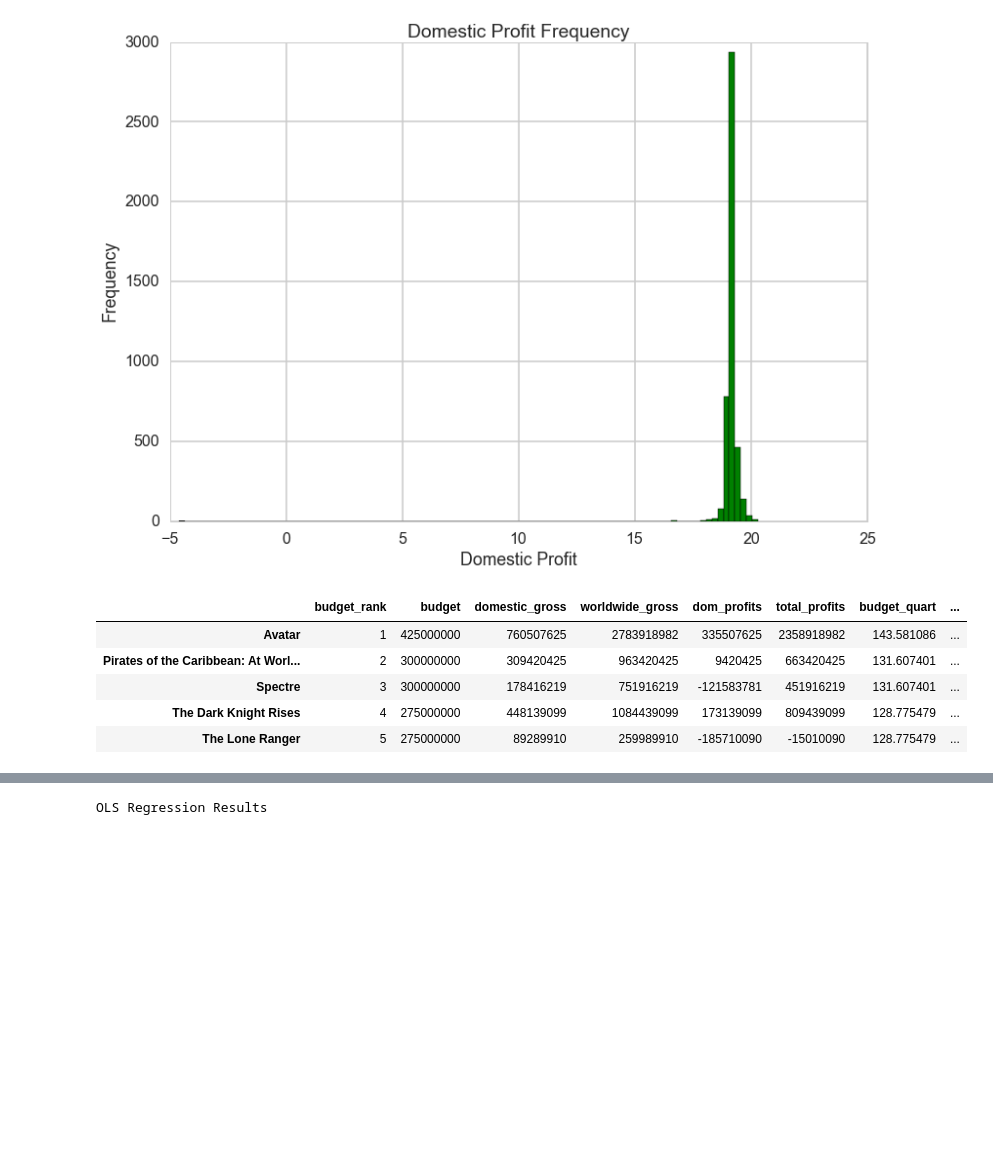
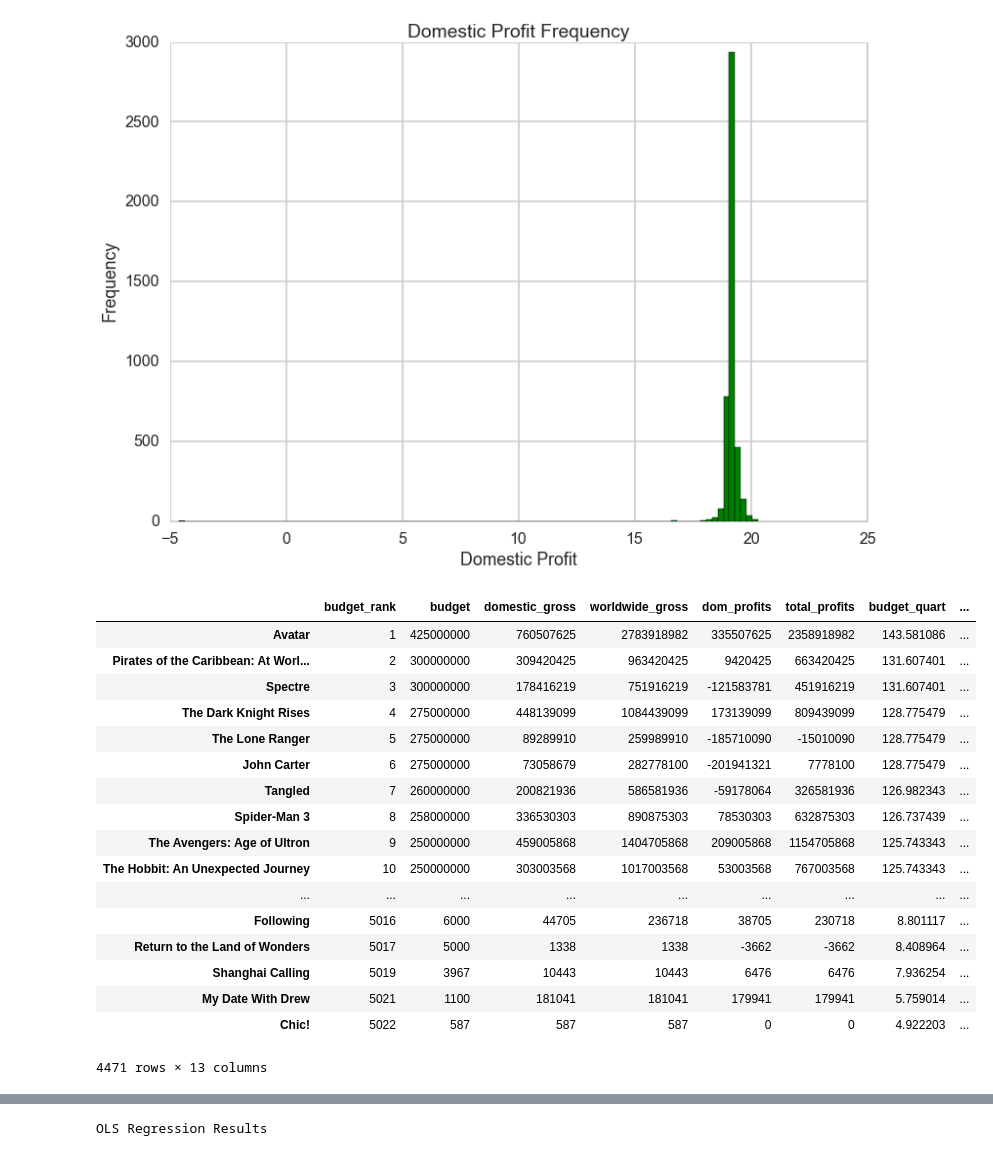
Before and after one commit to davematthews034/CS-109-Final-Project, a Jupyter notebook: CS109 Final Project.ipynb, the cells around one changed output, grey strips where cells are left out. Drawn from its saved outputs; the diff is of its cells as text; code cells hidden in the pictures; blank space fills up the shorter version.

```diff
--- a/CS109 Final Project.ipynb
+++ b/CS109 Final Project.ipynb
@@ -120,14 +120,29 @@ for movie in movies:
     movieframe.loc[movieframe.index==movie, "aud_rating"] = aud
     movieframe.loc[movieframe.index==movie, "release_date"] = date
 
-movieframe.head()
+movieframe
-# %% [output]
-|  | budget_rank | budget | domestic_gross | worldwide_gross | dom_profits | total_profits | budget_quart | ... |
-| Avatar | 1 | 425000000 | 760507625 | 2783918982 | 335507625 | 2358918982 | 143.581086 | ... |
-| Pirates of the Caribbean: At Worl... | 2 | 300000000 | 309420425 | 963420425 | 9420425 | 663420425 | 131.607401 | ... |
-| Spectre | 3 | 300000000 | 178416219 | 751916219 | -121583781 | 451916219 | 131.607401 | ... |
-| The Dark Knight Rises | 4 | 275000000 | 448139099 | 1084439099 | 173139099 | 809439099 | 128.775479 | ... |
-| The Lone Ranger | 5 | 275000000 | 89289910 | 259989910 | -185710090 | -15010090 | 128.775479 | ... |
 # %%
 movieframe.to_csv("movieframe.csv", encoding='utf-8')
+# %%
+#movieframe = pd.DataFrame.from_csv("movieframe.csv")
+movieframe
+# %% [output]
+|  | budget_rank | budget | domestic_gross | worldwide_gross | dom_profits | total_profits | budget_quart | ... |
+| Avatar | 1 | 425000000 | 760507625 | 2783918982 | 335507625 | 2358918982 | 143.581086 | ... |
+| Pirates of the Caribbean: At Worl... | 2 | 300000000 | 309420425 | 963420425 | 9420425 | 663420425 | 131.607401 | ... |
+| Spectre | 3 | 300000000 | 178416219 | 751916219 | -121583781 | 451916219 | 131.607401 | ... |
+| The Dark Knight Rises | 4 | 275000000 | 448139099 | 1084439099 | 173139099 | 809439099 | 128.775479 | ... |
+| The Lone Ranger | 5 | 275000000 | 89289910 | 259989910 | -185710090 | -15010090 | 128.775479 | ... |
+| John Carter | 6 | 275000000 | 73058679 | 282778100 | -201941321 | 7778100 | 128.775479 | ... |
+| Tangled | 7 | 260000000 | 200821936 | 586581936 | -59178064 | 326581936 | 126.982343 | ... |
+| Spider-Man 3 | 8 | 258000000 | 336530303 | 890875303 | 78530303 | 632875303 | 126.737439 | ... |
+| The Avengers: Age of Ultron | 9 | 250000000 | 459005868 | 1404705868 | 209005868 | 1154705868 | 125.743343 | ... |
+| The Hobbit: An Unexpected Journey | 10 | 250000000 | 303003568 | 1017003568 | 53003568 | 767003568 | 125.743343 | ... |
+| ... | ... | ... | ... | ... | ... | ... | ... | ... |
+| Following | 5016 | 6000 | 44705 | 236718 | 38705 | 230718 | 8.801117 | ... |
+| Return to the Land of Wonders | 5017 | 5000 | 1338 | 1338 | -3662 | -3662 | 8.408964 | ... |
+| Shanghai Calling | 5019 | 3967 | 10443 | 10443 | 6476 | 6476 | 7.936254 | ... |
+| My Date With Drew | 5021 | 1100 | 181041 | 181041 | 179941 | 179941 | 5.759014 | ... |
+| Chic! | 5022 | 587 | 587 | 587 | 0 | 0 | 4.922203 | ... |
+4471 rows × 13 columns
 # %%
```
Also changed, not shown: parts of 2 cells of this notebook, 2 other files.
